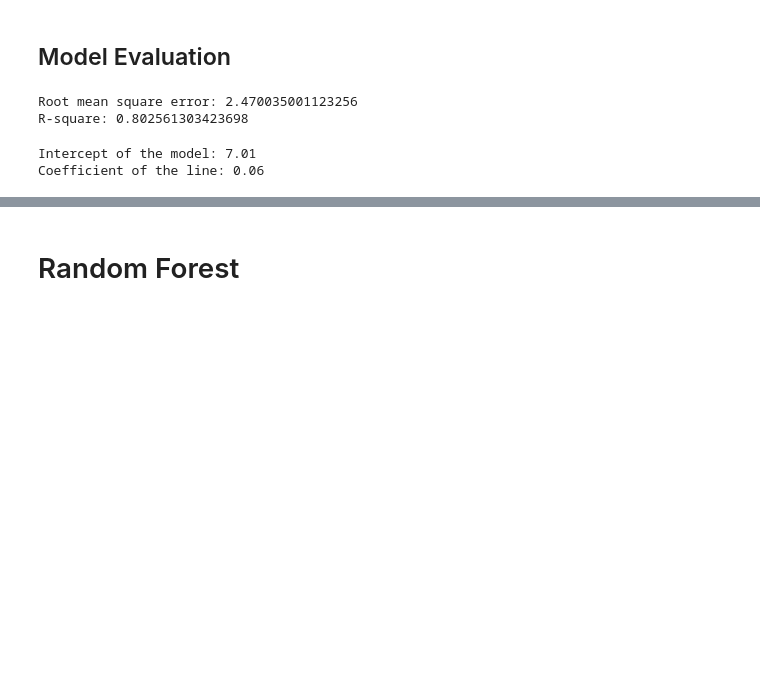
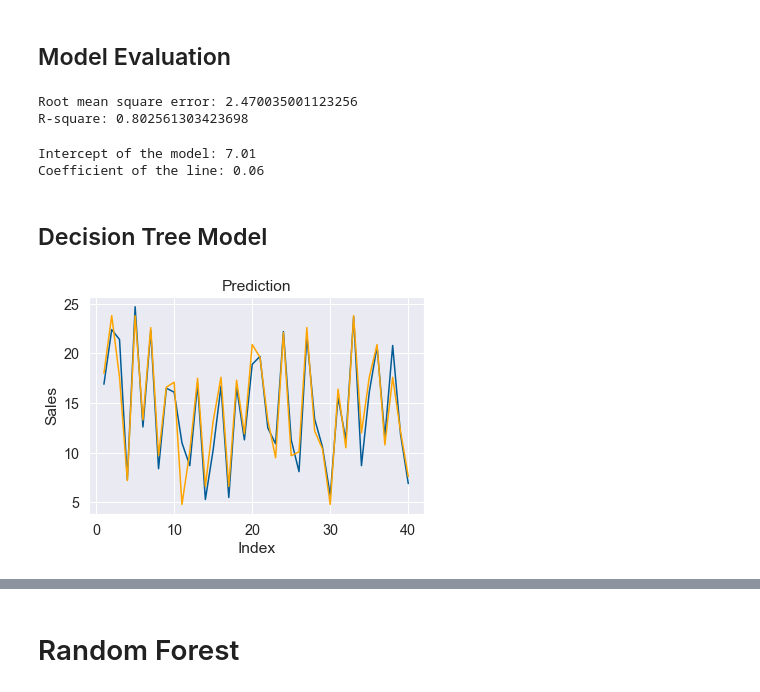
Before and after one commit to Aman123lug/Hacktoberfest2022, a Jupyter notebook: Sales Prediction.ipynb, the cells around one changed output, grey strips where cells are left out. Saved outputs shown, nothing was run; the diff lists cells and outputs as text; code cells hidden in the pictures; blank space fills up the shorter version.

Commit message:
Added Decision Tree Model to Sales Prediction

```diff
--- a/Sales Prediction.ipynb
+++ b/Sales Prediction.ipynb
@@ -140,3 +138,29 @@ Intercept of the model: 7.01
 Coefficient of the line: 0.06
 # %%
 # Thus the equation of the line is Sales = 0.06 * TV + 7.01
+# %% [markdown]
+## Decision Tree Model
+# %%
+X = data.drop('Sales', axis= 1)
+y = np.array(data['Sales'])
+# %%
+from sklearn.model_selection import train_test_split
+X_train, X_test, y_train, y_test = train_test_split(X, y, test_size= 0.2, random_state= 42)
+# %%
+from sklearn.tree import DecisionTreeRegressor
+dt_regressor=DecisionTreeRegressor()
+dt_regressor.fit(X_train,y_train)
+
+# Predicting the test set results
+y_pred_dt = dt_regressor.predict(X_test)
+# %%
+# Plotting predicted value vs Actual value
+c = [i for i in range(1, 41, 1)]
+plt.plot(c, y_test, color = '#005b96')
+plt.plot(c, y_pred_dt, color = 'orange')
+plt.xlabel('Index')
+plt.ylabel('Sales')
+plt.title('Prediction')
+plt.show()
+# %% [output]
+[figure, added]
```
Also changed, not shown: parts of 14 cells of this notebook.
